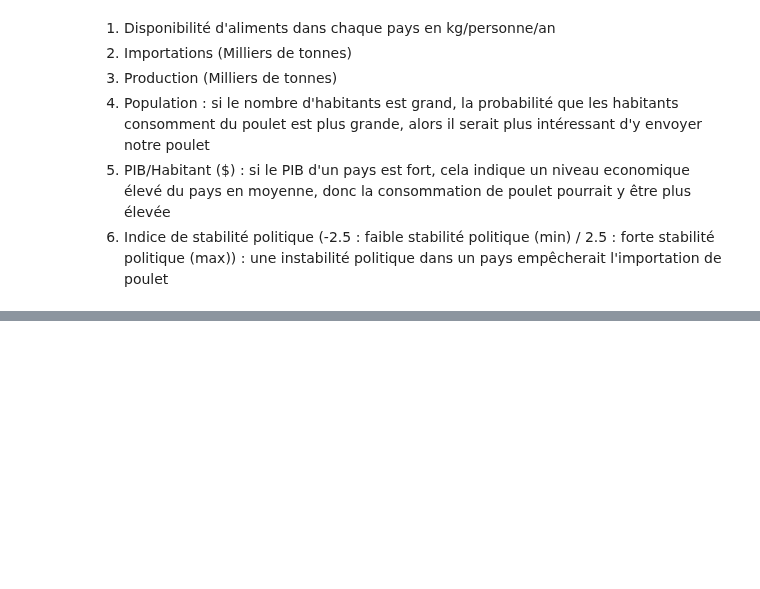
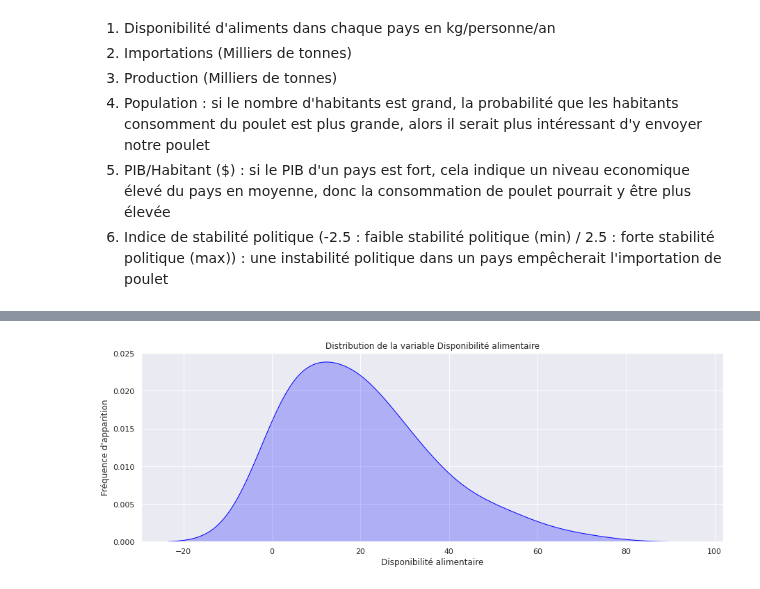
Before and after one commit to Randasabag/Etude-de-march-de-la-poule-qui-chante-avec-Python, a Jupyter notebook: projet9.ipynb, the cells around one changed output, grey strips where cells are left out. Cells and saved outputs as stored; diff of their text form; code cells hidden in the pictures; blank space fills up the shorter version.

```diff
--- a/projet9.ipynb
+++ b/projet9.ipynb
@@ -677,0 +732,12 @@ df_final[df_final['Exportations - Quantité']<0]
+# %%
+#distribution de la variable disponibilité alimentaire sous forme de courbe
+plt.figure(figsize=(15, 5))
+sns.set(style="darkgrid")
+sns.kdeplot(df_final['Disponibilité alimentaire en quantité (kg/personne/an)'], shade=True, bw_method=0.5, color="blue")
+plt.title('Distribution de la variable Disponibilité alimentaire')
+plt.xlabel('Disponibilité alimentaire')
+plt.ylabel('Fréquence d\'apparition')
+plt.savefig("distribution_dispo_al.png")
+plt.show()
+# %% [output]
+[figure, added]
```
Also changed, not shown: parts of 13 cells of this notebook.
